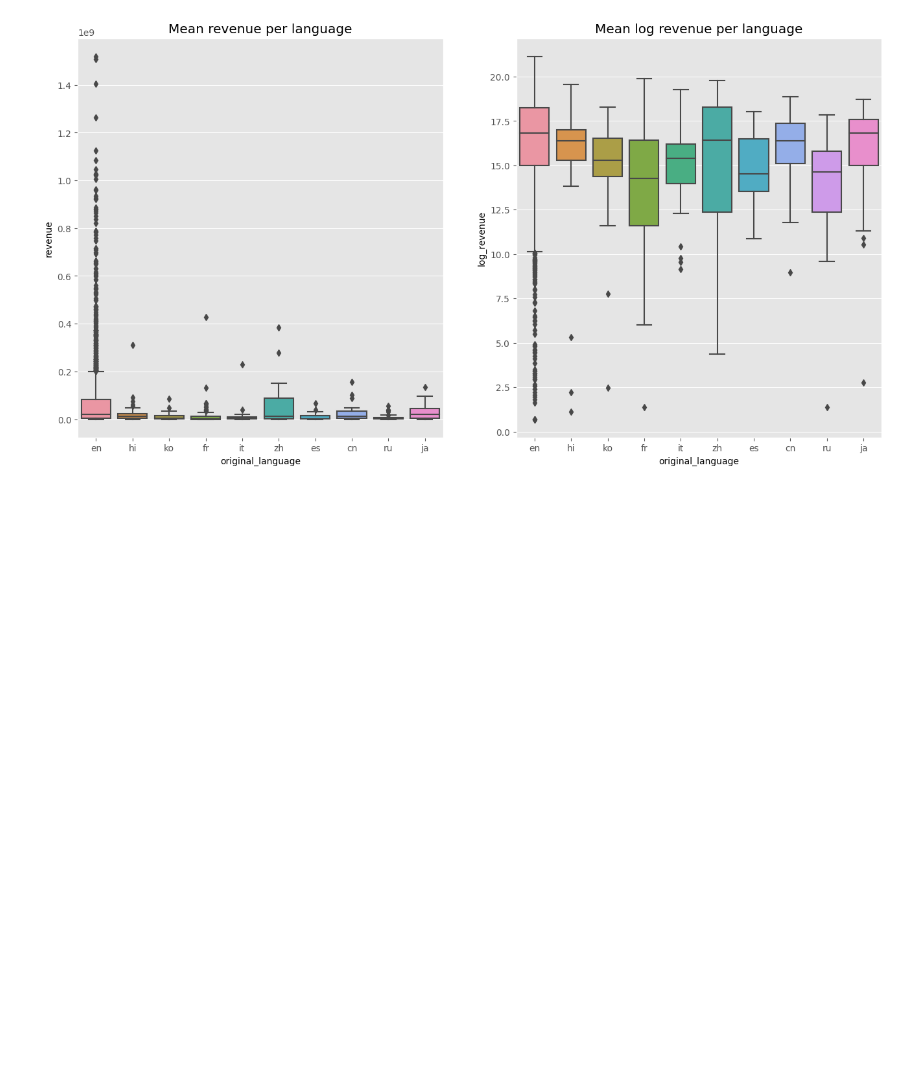
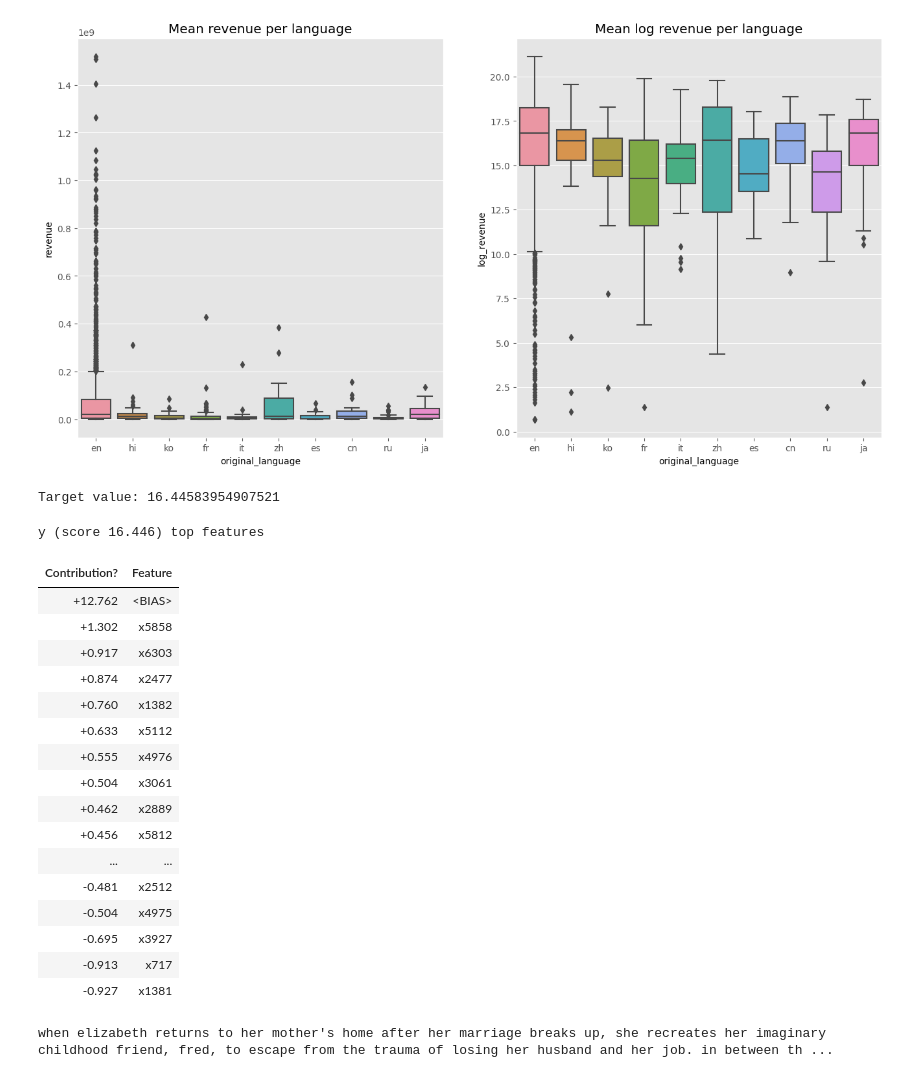
Before and after one commit to themothy4/Data_Analytics_Project, a Jupyter notebook: Boxoffice/Boxoffice.ipynb, the cells around one changed output. Drawn from its saved outputs; the diff is of its cells as text; code cells hidden in the pictures; blank space fills up the shorter version.

Commit message:
Film description impact revenue

```diff
--- a/Boxoffice/Boxoffice.ipynb
+++ b/Boxoffice/Boxoffice.ipynb
@@ -127,3 +127,41 @@ sns.boxplot(x = 'original_language', y = 'log_revenue', data = train.loc[train['
 plt.title('Mean log revenue per language');
 # %% [output]
 [figure]
+# %%
+#Determining if film descriptions impact revenue
+import eli5
+
+vectoriser = TfidfVectorizer(
+    sublinear_tf=True,
+    analyzer='word',
+    token_pattern=r'\w{1,}',
+    ngram_range=(1, 2),
+    min_df=5
+)
+overview_text = vectoriser.fit_transform(train['overview'].fillna(''))
+linreg = LinearRegression()
+linreg.fit(overview_text, train['log_revenue'])
+eli5.show_weights(linreg, vec=vectoriser, top=20, feature_filter=lambda x: x != '<BIAS>')
+print('Target value:', train['log_revenue'][1000])
+eli5.show_prediction(linreg, doc=train['overview'].values[1000], vec=vectoriser)
+# %% [output]
+Target value: 16.44583954907521
+y (score 16.446) top features
+| Contribution? | Feature |
+| +12.762 | <BIAS> |
+| +1.302 | x5858 |
+| +0.917 | x6303 |
+| +0.874 | x2477 |
+| +0.760 | x1382 |
+| +0.633 | x5112 |
+| +0.555 | x4976 |
+| +0.504 | x3061 |
+| +0.462 | x2889 |
+| +0.456 | x5812 |
+| ... | ... |
+| -0.481 | x2512 |
+| -0.504 | x4975 |
+| -0.695 | x3927 |
+| -0.913 | x717 |
+| -0.927 | x1381 |
+when elizabeth returns to her mother's home after her marriage breaks up, she recreates her imaginary childhood friend, fred, to escape from the trauma of losing her husband and her job. in between th ...
```
Also changed, not shown: parts of 1 cell of this notebook, 1 other file.
